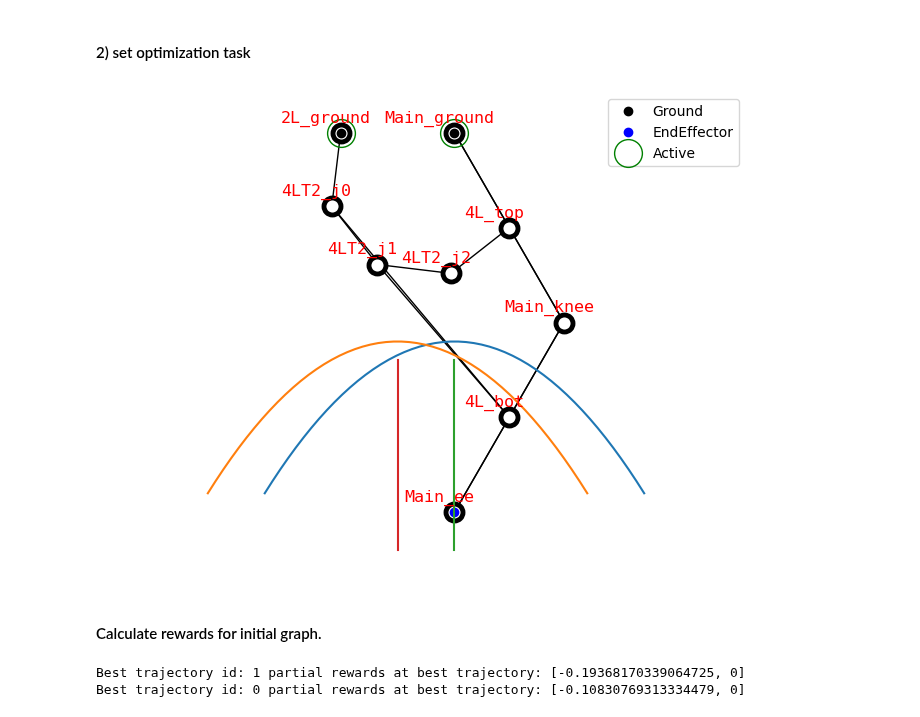
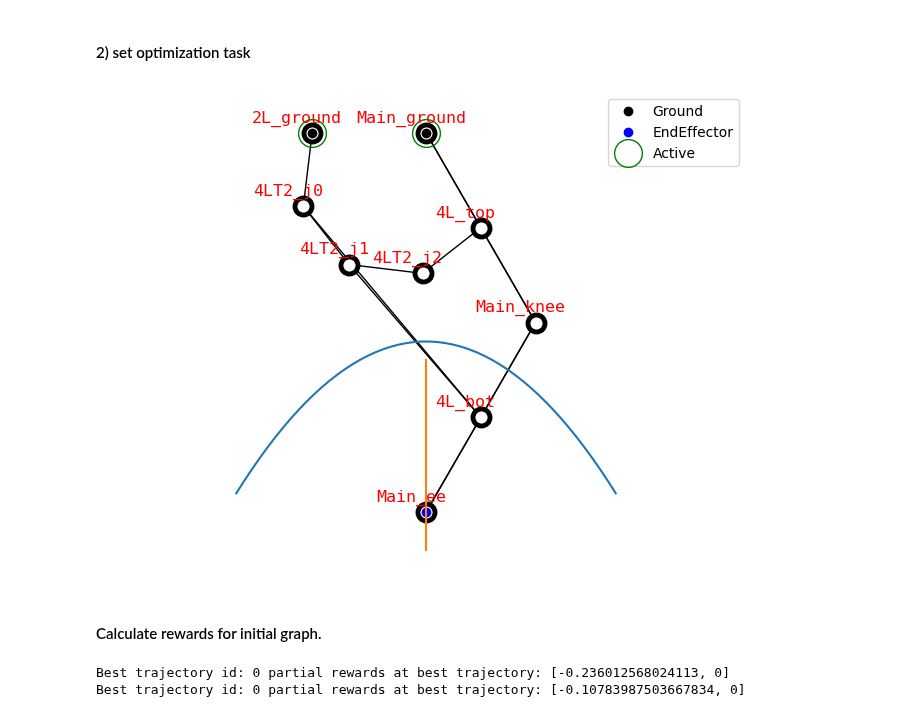
Before and after one commit to LicAiBeerLab/auto-robotics-design, a Jupyter notebook: apps/optimize/single_topology_optimization.ipynb, the cells around one changed output. Cells and saved outputs as stored; diff of their text form; code cells hidden in the pictures.

```diff
--- a/apps/optimize/single_topology_optimization.ipynb
+++ b/apps/optimize/single_topology_optimization.ipynb
@@ -62,40 +62,41 @@ dict_trajectory_criteria = {
     "POS_ERR": TranslationErrorMSE()  # MSE of deviation from the trajectory
 }
 # criteria calculated for each point on the trajectory
 dict_point_criteria = {
     # Impact mitigation factor along the axis
     "IMF": ImfCompute(ImfProjections.Z),
     "MANIP": ManipCompute(MovmentSurface.XZ),
     "Effective_Inertia": EffectiveInertiaCompute(),
     "Actuated_Mass": ActuatedMass(),
     "Manip_Jacobian": ManipJacobian(MovmentSurface.XZ)
 }
 crag = CriteriaAggregator(dict_point_criteria, dict_trajectory_criteria)
 
 # set the rewards and weights for the optimization task
-rewards_step = [(PositioningReward(pos_error_key="POS_ERR"), 1), (AccelerationCapability(manipulability_key='Manip_Jacobian',
-            trajectory_key="traj_6d", error_key="error", actuated_mass_key="Actuated_Mass"), 1)]
+acceleration_capability = AccelerationCapability(manipulability_key='Manip_Jacobian',
+            trajectory_key="traj_6d", error_key="error", actuated_mass_key="Actuated_Mass")
+rewards_step = [(PositioningReward(pos_error_key="POS_ERR"), 1), (acceleration_capability, 1)]
 
 step_trajectories = [ground_symmetric_step,left_shift_step,right_shift_step]
-step_trajectories = [ground_symmetric_step, left_shift_step]
+step_trajectories = [ground_symmetric_step]
 
+heavy_lifting = HeavyLiftingReward(manipulability_key='Manip_Jacobian', trajectory_key="traj_6d", error_key="error", mass_key="MASS")
 rewards_vertical = [(PositioningReward(pos_error_key="POS_ERR"), 1),
-           (HeavyLiftingReward(manipulability_key='Manip_Jacobian',
-            trajectory_key="traj_6d", error_key="error", mass_key="MASS"), 1)]
+           (heavy_lifting, 1)]
 
 vertical_trajectories = [central_vertical, left_vertical, right_vertical]
-vertical_trajectories = [central_vertical, left_vertical]
+vertical_trajectories = [central_vertical]
 
 rewards_and_trajectories = [(rewards_step, step_trajectories),(rewards_vertical, vertical_trajectories)]
 
 
 draw_joint_point(graph)
 
 for _, trajectories in rewards_and_trajectories:
     for trajectory in trajectories:
         plt.plot(trajectory[:,0],trajectory[:,2])
 # %% [output]
-[figure, old version]
+[figure, new version]
 # %% [markdown]
 #### Calculate rewards for initial graph.
 # %%
@@ -133,8 +134,8 @@ for rewards, trajectories in rewards_and_trajectories:
     reward = rewards[1][0]
     reward_vector = np.array(reward.calculate(point_criteria_vector, trajectory_criteria, res_dict_fixed, Actuator = actuator)[1])
 # %% [output]
-Best trajectory id: 1 partial rewards at best trajectory: [-0.19368170339064725, 0]
-Best trajectory id: 0 partial rewards at best trajectory: [-0.10830769313334479, 0]
+Best trajectory id: 0 partial rewards at best trajectory: [-0.236012568024113, 0]
+Best trajectory id: 0 partial rewards at best trajectory: [-0.10783987503667834, 0]
 # %%
 # activate multiprocessing
 N_PROCESS = 16
```
Also changed, not shown: parts of 9 cells of this notebook, 4 other files.
